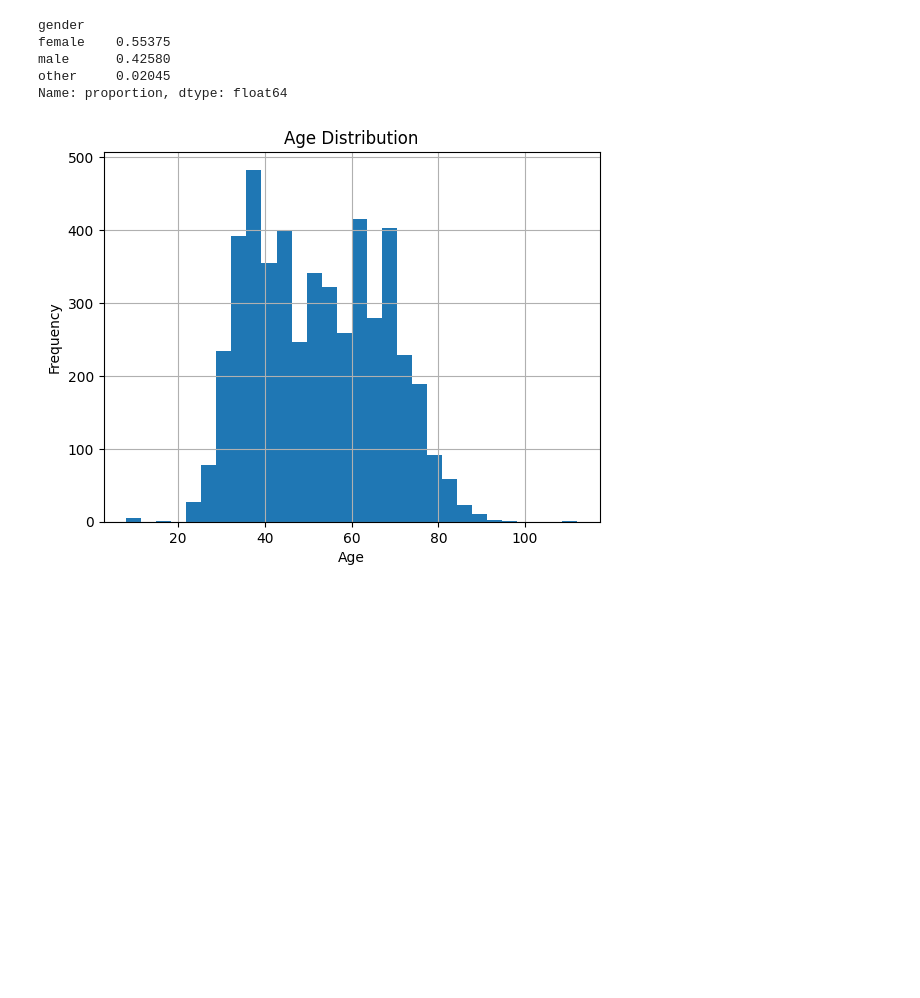
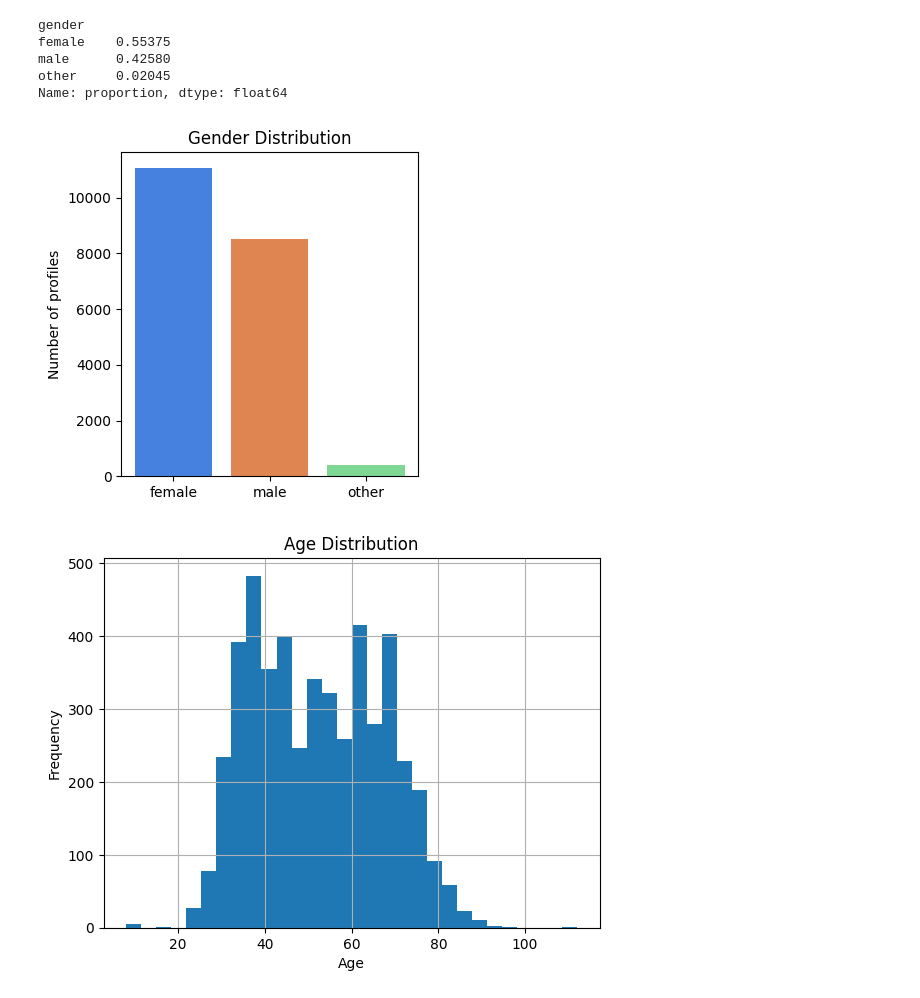
Before and after one commit to giadauva/OMG-Thesis, a Jupyter notebook: Dataset 1 cleaned and analyzed.ipynb, the cells around one changed output. Saved outputs shown, nothing was run; the diff lists cells and outputs as text; code cells hidden in the pictures; blank space fills up the shorter version.

Commit message:
gender distribution and top 10 intrests

```diff
--- a/Dataset 1 cleaned and analyzed.ipynb
+++ b/Dataset 1 cleaned and analyzed.ipynb
@@ -93,6 +93,17 @@ female    0.55375
 male      0.42580
 other     0.02045
 Name: proportion, dtype: float64
+# %%
+gender_counts = df['gender'].value_counts()
+
+plt.figure(figsize=(4,4))
+plt.bar(gender_counts.index, gender_counts.values, color=["#4681E0","#DE8551","#7ED893"])
+plt.title('Gender Distribution')
+plt.ylabel('Number of profiles')
+plt.tight_layout()
+plt.show()
+# %% [output]
+[figure, added]
 # %%
 from datetime import datetime
 
```
Also changed, not shown: parts of 2 cells of this notebook.
